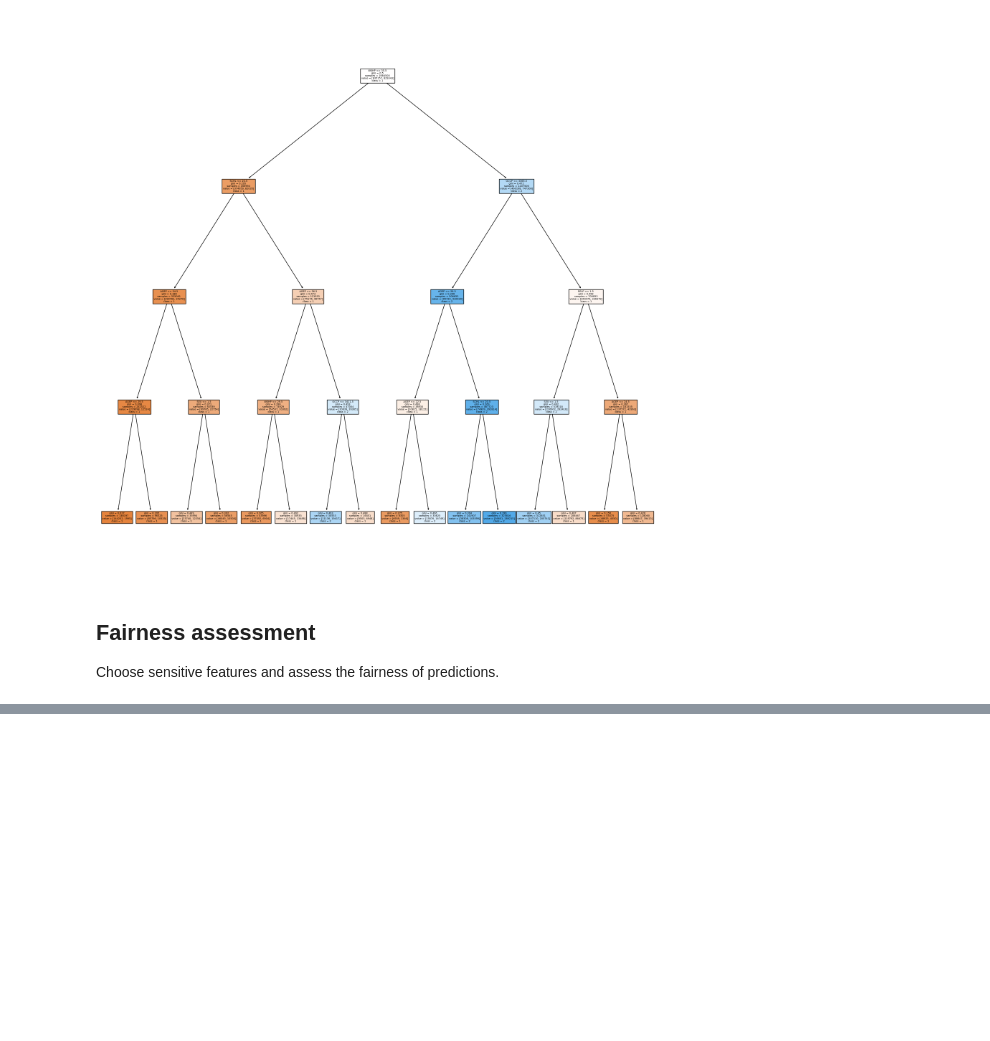
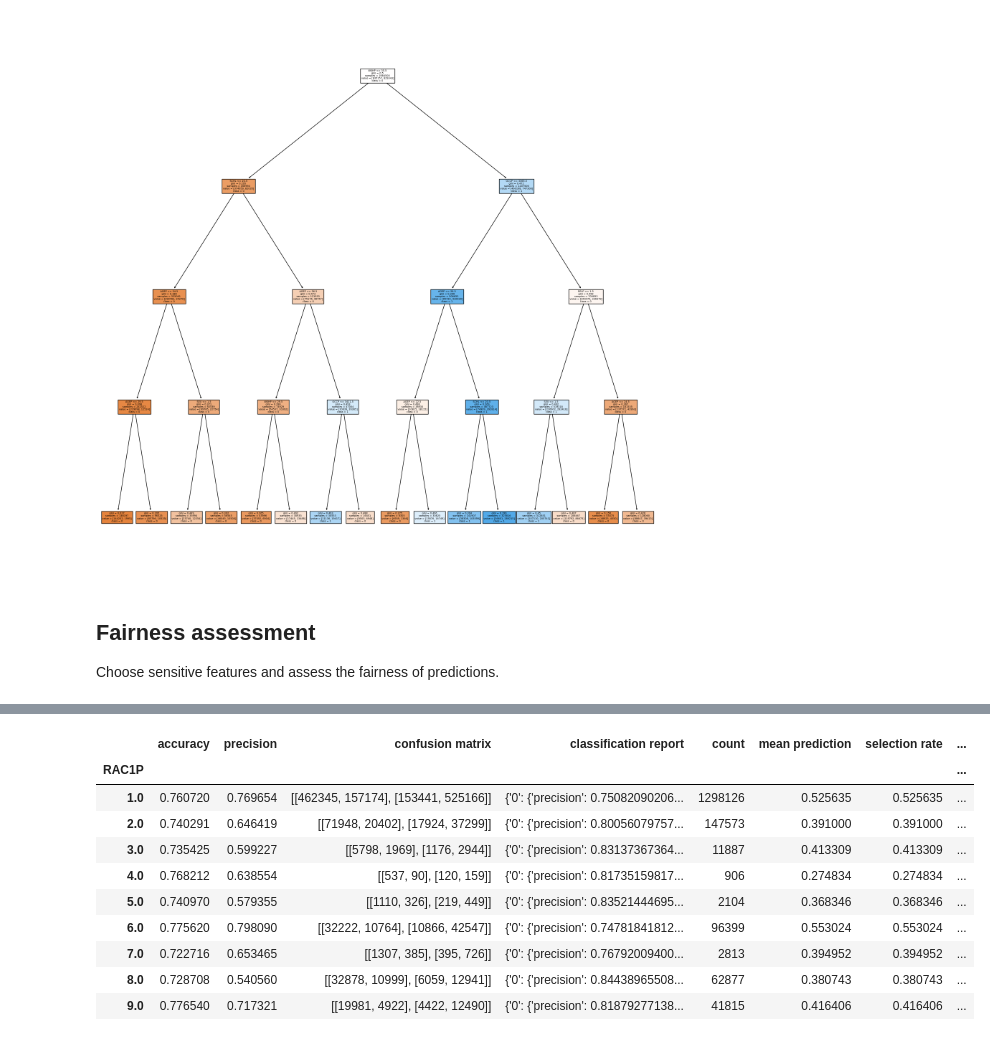
Before and after one commit to zeyuyang8/fairml, a Jupyter notebook: notebooks/acs_income.ipynb, the cells around one changed output, grey strips where cells are left out. Drawn from its saved outputs; the diff is of its cells as text; code cells hidden in the pictures; blank space fills up the shorter version.

```diff
--- a/notebooks/acs_income.ipynb
+++ b/notebooks/acs_income.ipynb
@@ -359,0 +417,14 @@ def eval_binary_clf_fairness():
+# %%
+DATA[ACS_INCOME]["decision_tree_clf_2_metrics"].by_group
+# %% [output]
+|  | accuracy | precision | confusion matrix | classification report | count | mean prediction | selection rate | ... |
+| RAC1P |  |  |  |  |  |  |  | ... |
+| 1.0 | 0.760720 | 0.769654 | [[462345, 157174], [153441, 525166]] | {'0': {'precision': 0.75082090206... | 1298126 | 0.525635 | 0.525635 | ... |
+| 2.0 | 0.740291 | 0.646419 | [[71948, 20402], [17924, 37299]] | {'0': {'precision': 0.80056079757... | 147573 | 0.391000 | 0.391000 | ... |
+| 3.0 | 0.735425 | 0.599227 | [[5798, 1969], [1176, 2944]] | {'0': {'precision': 0.83137367364... | 11887 | 0.413309 | 0.413309 | ... |
+| 4.0 | 0.768212 | 0.638554 | [[537, 90], [120, 159]] | {'0': {'precision': 0.81735159817... | 906 | 0.274834 | 0.274834 | ... |
+| 5.0 | 0.740970 | 0.579355 | [[1110, 326], [219, 449]] | {'0': {'precision': 0.83521444695... | 2104 | 0.368346 | 0.368346 | ... |
+| 6.0 | 0.775620 | 0.798090 | [[32222, 10764], [10866, 42547]] | {'0': {'precision': 0.74781841812... | 96399 | 0.553024 | 0.553024 | ... |
+| 7.0 | 0.722716 | 0.653465 | [[1307, 385], [395, 726]] | {'0': {'precision': 0.76792009400... | 2813 | 0.394952 | 0.394952 | ... |
+| 8.0 | 0.728708 | 0.540560 | [[32878, 10999], [6059, 12941]] | {'0': {'precision': 0.84438965508... | 62877 | 0.380743 | 0.380743 | ... |
+| 9.0 | 0.776540 | 0.717321 | [[19981, 4922], [4422, 12490]] | {'0': {'precision': 0.81879277138... | 41815 | 0.416406 | 0.416406 | ... |
```
Also changed, not shown: parts of 12 cells of this notebook, 3 other files.
